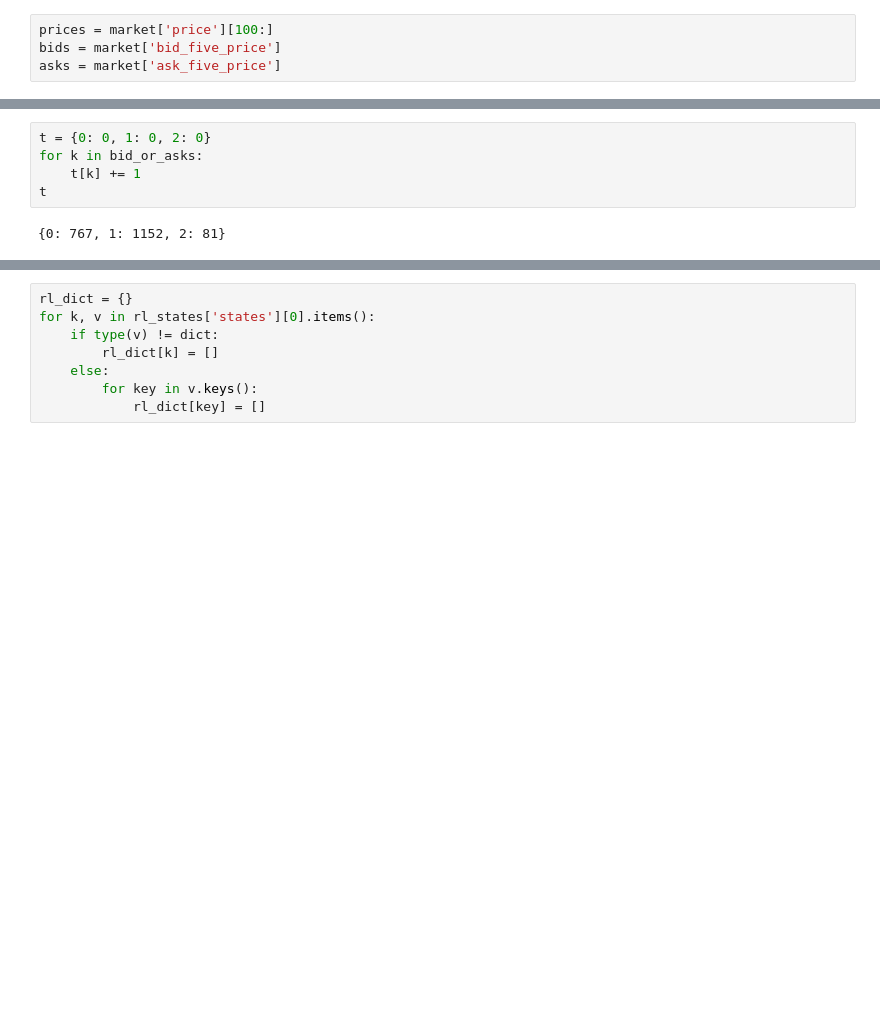
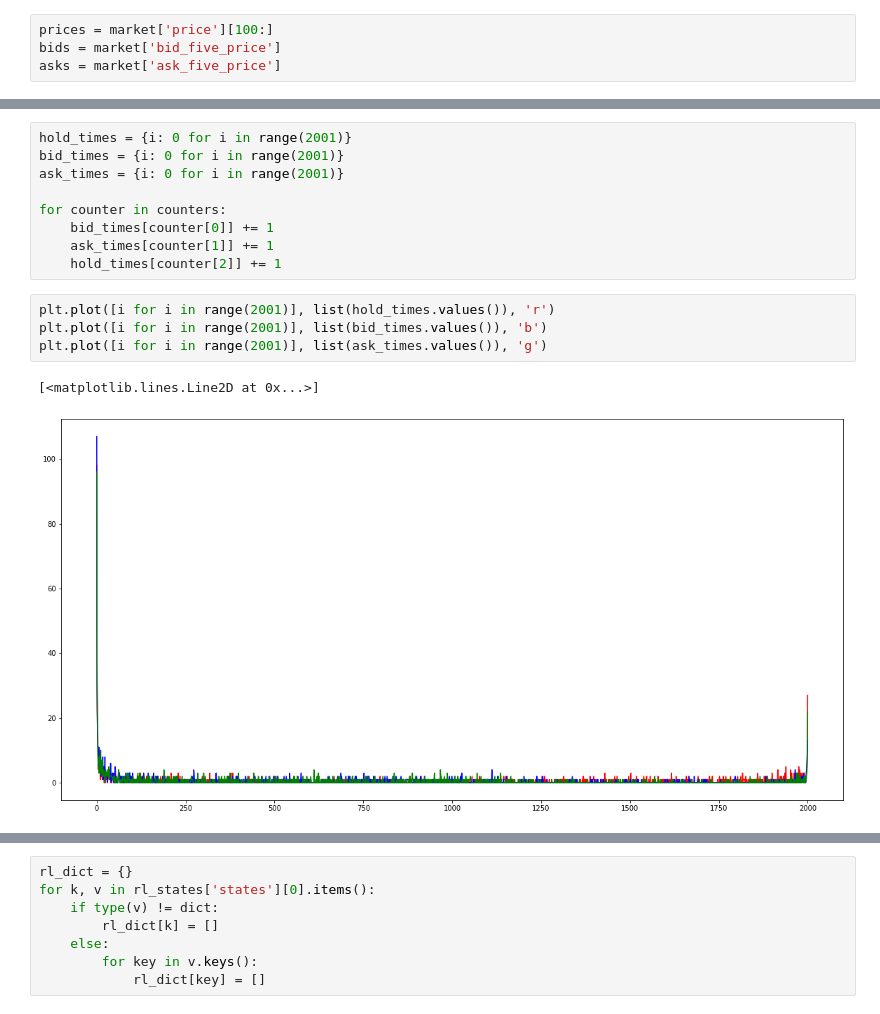
Before and after one commit to lainn9527/market_simulator, a Jupyter notebook: multi_visualization.ipynb, the cells around one changed output, grey strips where cells are left out. Cells and saved outputs as stored; diff of their text form; blank space fills up the shorter version.

```diff
--- a/multi_visualization.ipynb
+++ b/multi_visualization.ipynb
@@ -298,10 +313,19 @@ for i, action in enumerate(state['actions']):
-# %%
-t = {0: 0, 1: 0, 2: 0}
-for k in bid_or_asks:
-    t[k] += 1
-t
-# %% [output]
-{0: 767, 1: 1152, 2: 81}
+# %%
+hold_times = {i: 0 for i in range(2001)}
+bid_times = {i: 0 for i in range(2001)}
+ask_times = {i: 0 for i in range(2001)}
+
+for counter in counters:
+    bid_times[counter[0]] += 1
+    ask_times[counter[1]] += 1
+    hold_times[counter[2]] += 1
+# %%
+plt.plot([i for i in range(2001)], list(hold_times.values()), 'r')
+plt.plot([i for i in range(2001)], list(bid_times.values()), 'b')
+plt.plot([i for i in range(2001)], list(ask_times.values()), 'g')
+# %% [output]
+[<matplotlib.lines.Line2D at 0x...>]
+[figure, added]
 # %%
 # append data for maintaining the same length
 rl_states['states'][-1]['action'] = rl_states['states'][-2]['action']
```
Also changed, not shown: parts of 5 cells of this notebook, 4 other files.
